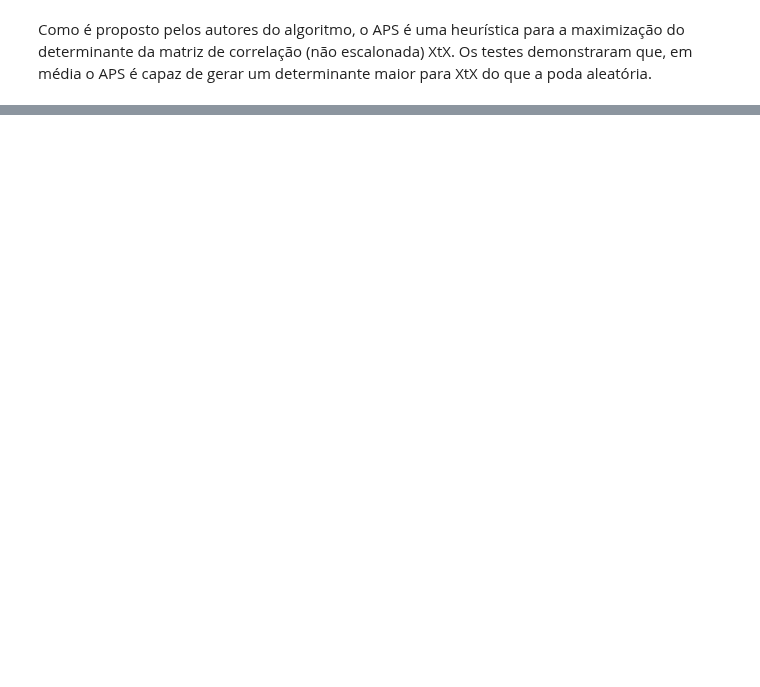
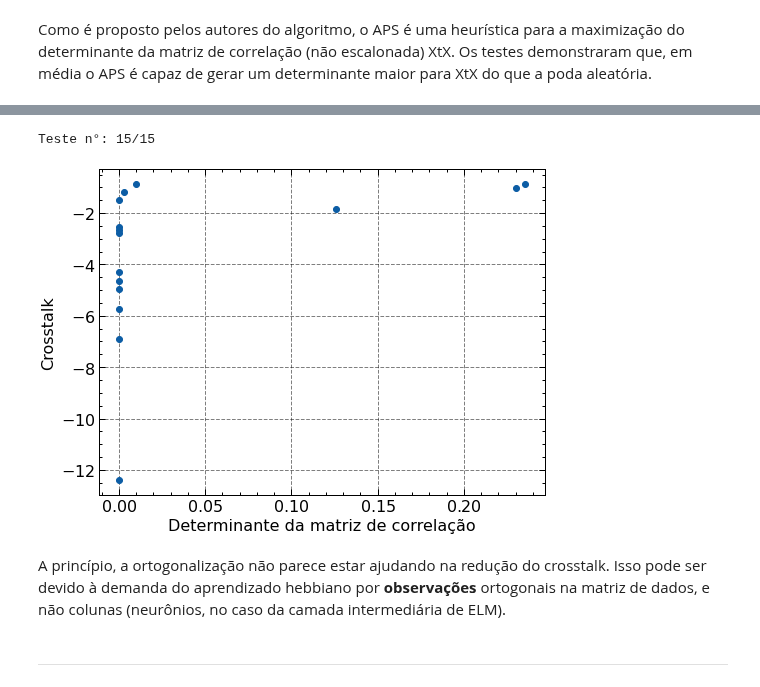
Before and after one commit to yanvgf/successive-projections-algorithm, a Jupyter notebook: implementacoes/aps_poda.ipynb, the cells around one changed output, grey strips where cells are left out. Cells and saved outputs as stored; diff of their text form; code cells hidden in the pictures; blank space fills up the shorter version.

Commit message:
Adicionar seção de estudo da relação entre crosstalk e multicolinearidade dos neurônios na poda por APS

```diff
--- a/implementacoes/aps_poda.ipynb
+++ b/implementacoes/aps_poda.ipynb
@@ -182,7 +183,7 @@ for i in range(n_tests):
     yhat_test_pruned_random = 2*(yhat_test_pruned_random - np.min(yhat_test_pruned_random))/(np.max(yhat_test_pruned_random) - np.min(yhat_test_pruned_random)) - 1
 
     # Calcular determinante da matriz de correlação
-    xtx_random = xcal[:,SEL_random].T @ xcal[:,SEL_random]
+    xtx_random = H_pruned_random.T @ H_pruned_random
     xtx_random_det = np.linalg.det(xtx_random)
 
     # Adicionar aos vetores os resultados atuais
@@ -227,0 +237,54 @@ Como é proposto pelos autores do algoritmo, o APS é uma heurística para a max
+# %%
+from IPython.display import clear_output
+
+# Cada poda está demorando, em média, 5 minutos pra ser feita, então vou gerar 10 modelos diferentes
+# para os testes serem realizados em cerca de 1 hora
+
+n_tests_crosstalk = 15
+
+crosstalk_pruned = np.zeros(n_tests_crosstalk)
+xtx_det_pruned = np.zeros(n_tests_crosstalk)
+
+for i in range(n_tests_crosstalk):
+
+    print(f"\nTeste n°: {i+1}/{n_tests_crosstalk}")
+
+    # Em cada teste, o número de neurônios na rede inicial será escolhido aleatoriamente entre
+    # o número de variáveis do dataset e 500
+    n_neurons_crosstalk = np.random.randint(x_reg_train_norm.shape[1], 500)
+    _, H_init, _ = train_elm(x_reg_train_norm, y_reg_train_norm, n_neurons_crosstalk, 'hebb')
+
+    # Divisão dos dados de entrada (matriz H) em calibração e validação
+    #
+    # Nesse caso, 40% dos dados são destinados para validação.
+    xcal, xval, ycal, yval = train_test_split(H_init, y_reg_train_norm, test_size=0.4, random_state=0)
+
+    # Poda da rede
+    M_min = 1
+    #M_max = min(xcal.shape[0]-1, xcal.shape[1]-1)
+    M_max = 25
+    SEL = spa(xcal, ycal,
+            M_min=M_min, M_max=M_max,
+            xval=xval, yval=yval,
+            plot=False)
+
+    # Cálculo do crosstalk após a poda
+    H_pruned = H_init[:,SEL]
+    crosstalk_pruned[i] = np.mean(get_crosstalk(H_pruned, y_reg_train_norm))
+    H_pruned_norm = normalize(H_pruned, axis=0, norm='l2')
+    xtx_det_pruned[i] = np.linalg.det(H_pruned_norm.T @ H_pruned_norm)
+
+    clear_output(wait=True)
+# %% [output]
+Teste n°: 15/15
+# %%
+plt.scatter(x=xtx_det_pruned, y=crosstalk_pruned)
+plt.xlabel("Determinante da matriz de correlação")
+plt.ylabel("Crosstalk")
+plt.show()
+# %% [output]
+[figure, added]
+# %% [markdown]
+A princípio, a ortogonalização não parece estar ajudando na redução do crosstalk. Isso pode ser devido à demanda do aprendizado hebbiano por **observações** ortogonais na matriz de dados, e não colunas (neurônios, no caso da camada intermediária de ELM).
+# %% [markdown]
+---
```
Also changed, not shown: parts of 8 cells of this notebook.
